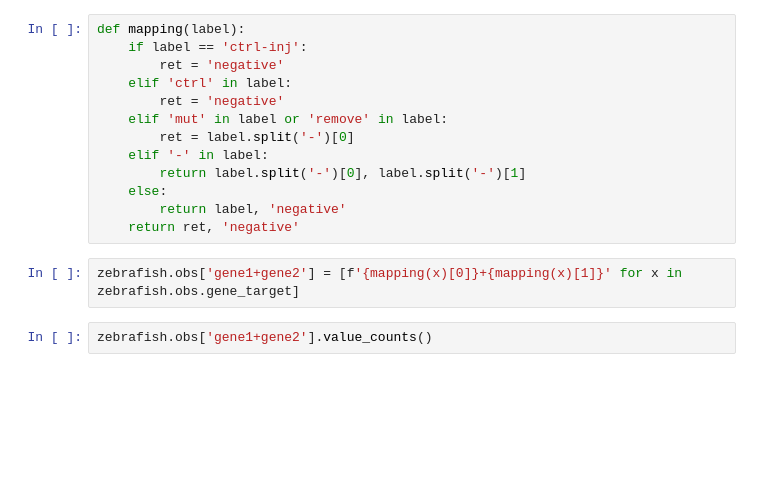
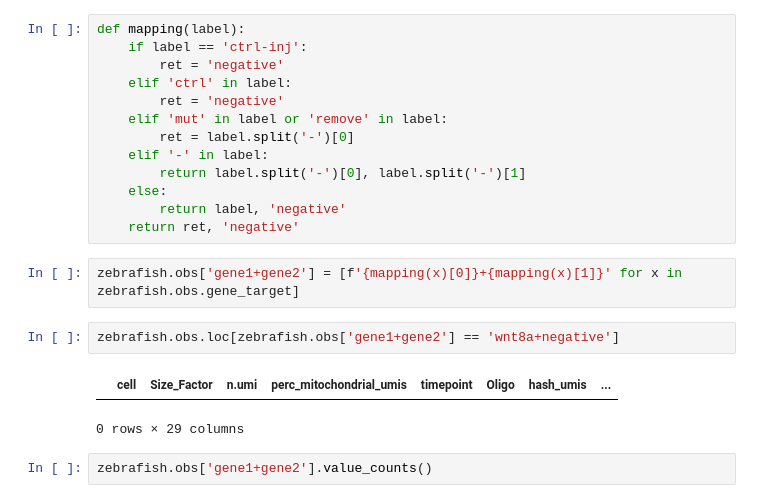
Before and after one commit to theislab/cellflow_reproducibility, a Jupyter notebook: notebooks/prepare_data/prepare_zebrafish.ipynb, the cells around one changed output. Saved outputs shown, nothing was run; the diff lists cells and outputs as text; blank space fills up the shorter version.

```diff
--- a/notebooks/prepare_data/prepare_zebrafish.ipynb
+++ b/notebooks/prepare_data/prepare_zebrafish.ipynb
@@ -98,6 +98,11 @@ def mapping(label):
     return ret, 'negative'
 # %%
 zebrafish.obs['gene1+gene2'] = [f'{mapping(x)[0]}+{mapping(x)[1]}' for x in zebrafish.obs.gene_target]
+# %%
+zebrafish.obs.loc[zebrafish.obs['gene1+gene2'] == 'wnt8a+negative']
+# %% [output]
+|  | cell | Size_Factor | n.umi | perc_mitochondrial_umis | timepoint | Oligo | hash_umis | ... |
+0 rows × 29 columns
 # %%
 zebrafish.obs['gene1+gene2'].value_counts()
 # %% [output]
```
Also changed, not shown: parts of 31 cells of this notebook, 2 other files.
